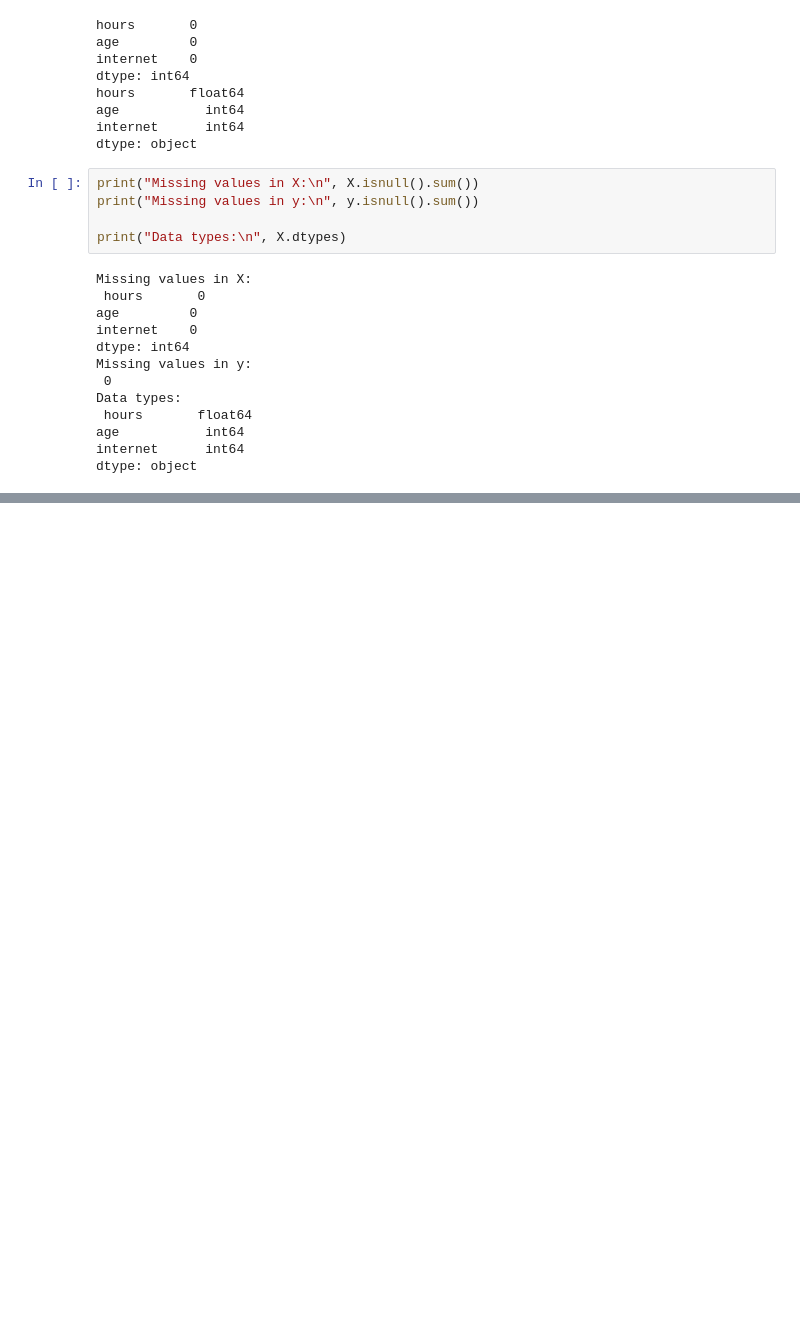
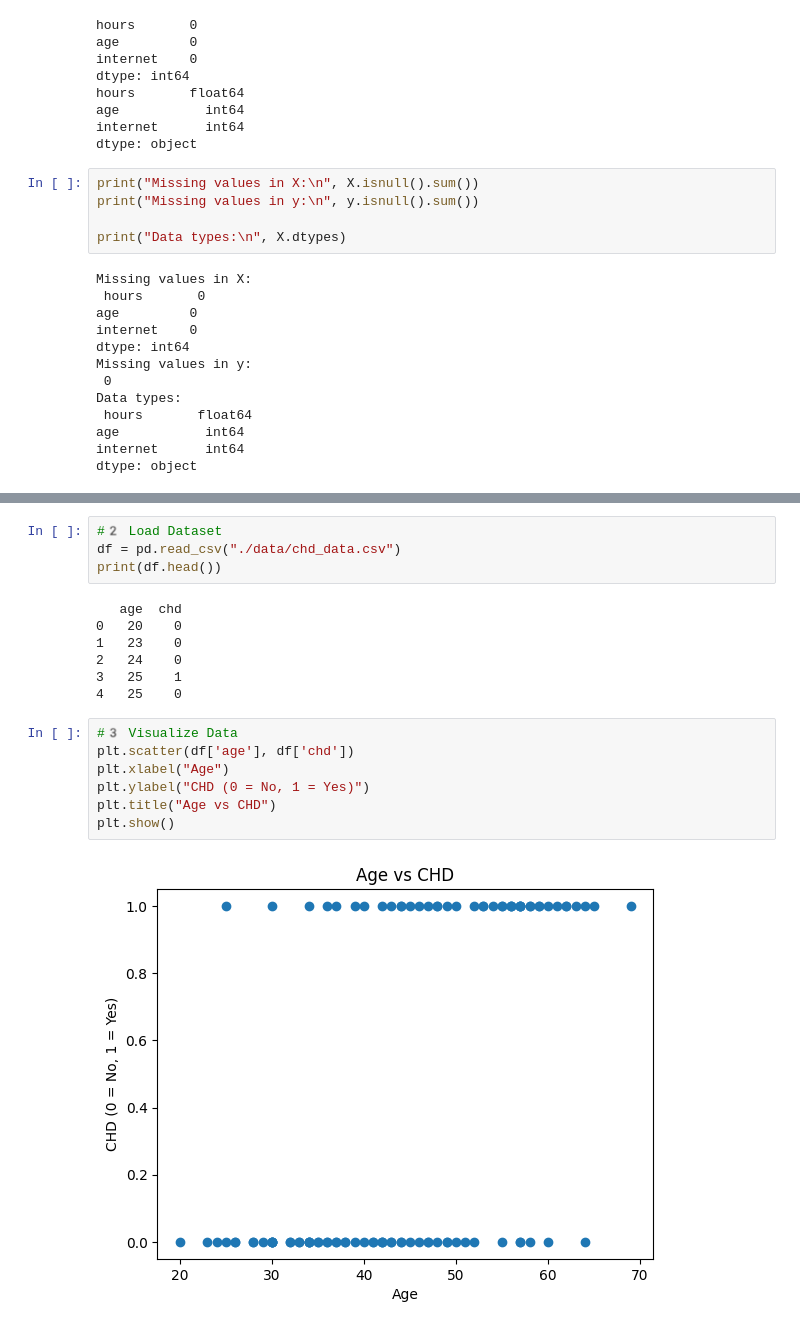
Before and after one commit to Imnarendra18/AI-ML-Project-Beginner-Intermediate-, a Jupyter notebook: Tutorial_2_23SOECE11605.ipynb, the cells around one changed output, grey strips where cells are left out. Saved outputs shown, nothing was run; the diff lists cells and outputs as text; blank space fills up the shorter version.

```diff
--- a/Tutorial_2_23SOECE11605.ipynb
+++ b/Tutorial_2_23SOECE11605.ipynb
@@ -287,0 +390,20 @@ ValueError: Found array with 0 sample(s) (shape=(0, 3)) while a minimum of 1 is
+# %%
+#2️ Load Dataset
+df = pd.read_csv("./data/chd_data.csv")
+print(df.head())
+# %% [output]
+   age  chd
+0   20    0
+1   23    0
+2   24    0
+3   25    1
+4   25    0
+# %%
+#3️ Visualize Data
+plt.scatter(df['age'], df['chd'])
+plt.xlabel("Age")
+plt.ylabel("CHD (0 = No, 1 = Yes)")
+plt.title("Age vs CHD")
+plt.show()
+# %% [output]
+[figure, added]
```
Also changed, not shown: parts of 32 cells of this notebook, 5 other files.
